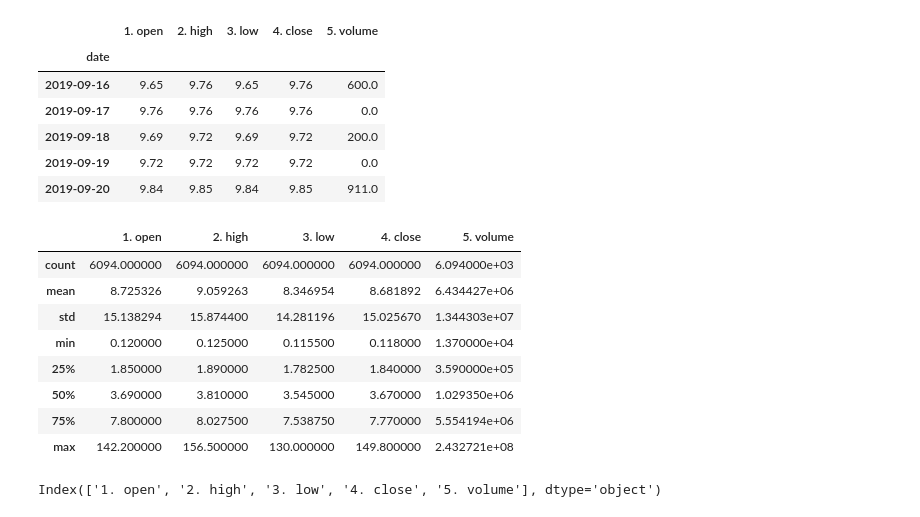
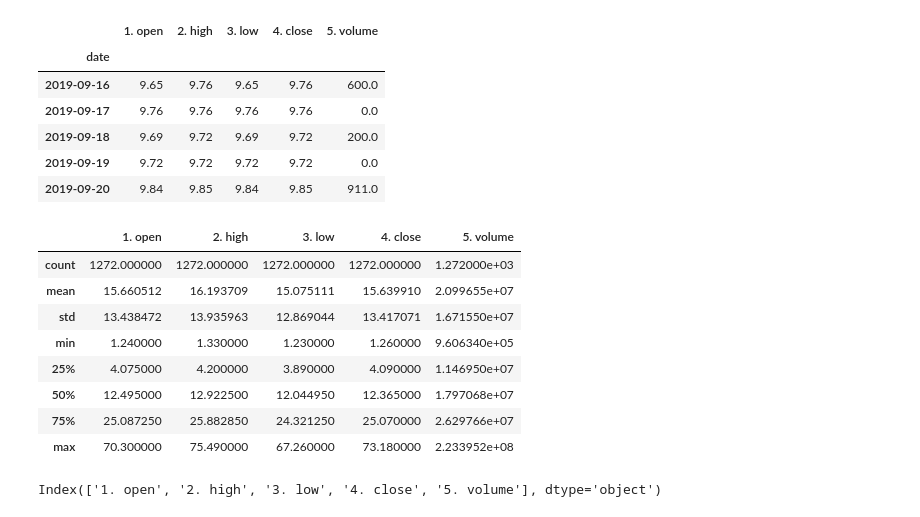
Before and after one commit to omnidox/Stock-Price-Prediction-Project, a Jupyter notebook: Stock_Prediction.ipynb, the cells around one changed output. Cells and saved outputs as stored; diff of their text form; code cells hidden in the pictures.

Commit message:
stocks summary continued

```diff
--- a/Stock_Prediction.ipynb
+++ b/Stock_Prediction.ipynb
@@ -215,17 +215,17 @@ stock_data['CHPT'].head()
 | 2019-09-19 | 9.72 | 9.72 | 9.72 | 9.72 | 0.0 |
 | 2019-09-20 | 9.84 | 9.85 | 9.84 | 9.85 | 911.0 |
 # %%
-stock_data['PLUG'].describe()
+stock_data['PLUG']['2019':'2024'].describe()
 # %% [output]
 |  | 1. open | 2. high | 3. low | 4. close | 5. volume |
-| count | 6094.000000 | 6094.000000 | 6094.000000 | 6094.000000 | 6.094000e+03 |
-| mean | 8.725326 | 9.059263 | 8.346954 | 8.681892 | 6.434427e+06 |
-| std | 15.138294 | 15.874400 | 14.281196 | 15.025670 | 1.344303e+07 |
-| min | 0.120000 | 0.125000 | 0.115500 | 0.118000 | 1.370000e+04 |
-| 25% | 1.850000 | 1.890000 | 1.782500 | 1.840000 | 3.590000e+05 |
-| 50% | 3.690000 | 3.810000 | 3.545000 | 3.670000 | 1.029350e+06 |
-| 75% | 7.800000 | 8.027500 | 7.538750 | 7.770000 | 5.554194e+06 |
-| max | 142.200000 | 156.500000 | 130.000000 | 149.800000 | 2.432721e+08 |
+| count | 1272.000000 | 1272.000000 | 1272.000000 | 1272.000000 | 1.272000e+03 |
+| mean | 15.660512 | 16.193709 | 15.075111 | 15.639910 | 2.099655e+07 |
+| std | 13.438472 | 13.935963 | 12.869044 | 13.417071 | 1.671550e+07 |
+| min | 1.240000 | 1.330000 | 1.230000 | 1.260000 | 9.606340e+05 |
+| 25% | 4.075000 | 4.200000 | 3.890000 | 4.090000 | 1.146950e+07 |
+| 50% | 12.495000 | 12.922500 | 12.044950 | 12.365000 | 1.797068e+07 |
+| 75% | 25.087250 | 25.882850 | 24.321250 | 25.070000 | 2.629766e+07 |
+| max | 70.300000 | 75.490000 | 67.260000 | 73.180000 | 2.233952e+08 |
 # %%
 stock_data['PLUG'].columns
 # %% [output]
```
Also changed, not shown: parts of 19 cells of this notebook, 1 other file.
